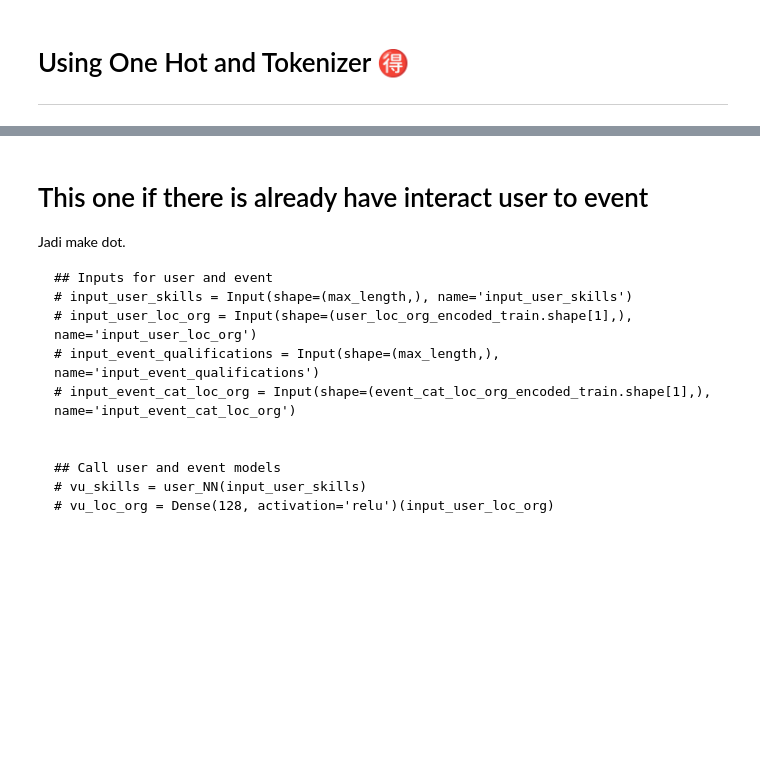
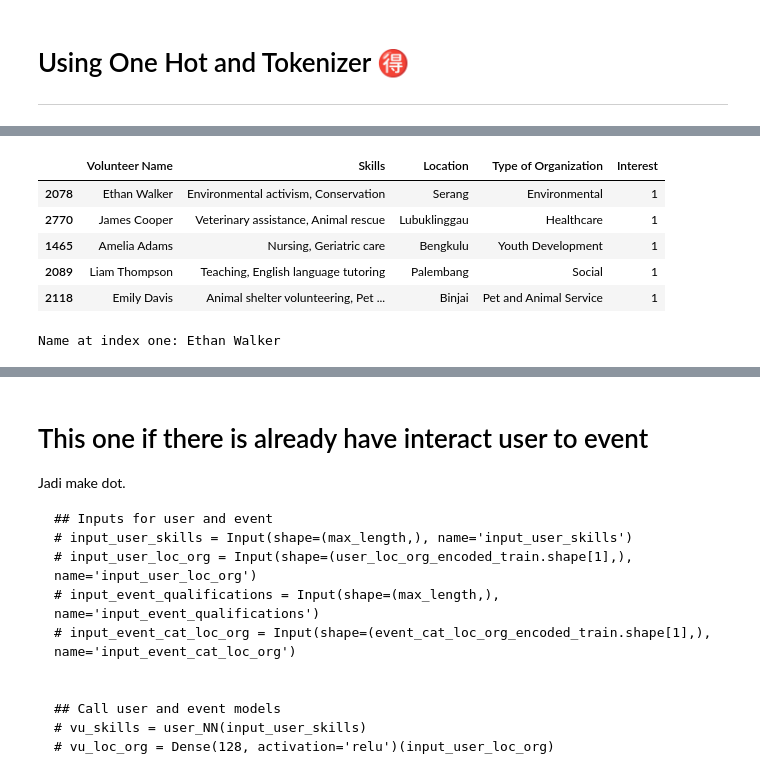
Before and after one commit to Capstone-CH2-PS374/CH2-PS_Recommendation-System, a Jupyter notebook: Recommender.ipynb, the cells around one changed output, grey strips where cells are left out. Drawn from its saved outputs; the diff is of its cells as text; code cells hidden in the pictures; blank space fills up the shorter version.

```diff
--- a/Recommender.ipynb
+++ b/Recommender.ipynb
@@ -512,7 +506,7 @@ event_data = pd.read_csv("./events_dataset.csv",usecols=['Event_id','Category','
 event_df = pd.DataFrame(event_data,)
 
 # Load User dataset
-user_data = pd.read_csv("./users_dataset.csv",usecols=['Volunteer Name','Skills','Location','Type of Organization'])
+user_data = pd.read_csv("./users_data_interest.csv",usecols=['Volunteer Name','Skills','Location','Type of Organization','Interest'])
 user_df = pd.DataFrame(user_data)
 
 vocab_size = 1000
@@ -526,6 +520,7 @@ training_size = 20000
 # Split event and user data into training and testing sets
 event_train, event_test = train_test_split(event_df, test_size=0.2, random_state=42)
 user_train, user_test = train_test_split(user_df, test_size=0.2, random_state=42)
+y_train, y_test = train_test_split(user_df['Interest'], test_size=0.2, random_state=42)
 
 # Tokenizer Train and Test Qualifications
 tokenizer_qualification = Tokenizer(num_words=vocab_size, oov_token=oov_tok)
@@ -555,6 +550,7 @@ event_cat_loc_org_encoded_test = encoder.transform(event_test[['Category', 'Loca
 # One hot encoding user
 user_loc_org_encoded_train = encoder.fit_transform(user_train[['Location', 'Type of Organization']])
 user_loc_org_encoded_test = encoder.transform(user_test[['Location', 'Type of Organization']])
+
 
 # Build user model
 user_NN = tf.keras.models.Sequential([
@@ -587,7 +583,10 @@ vm_qualifications = event_NN(input_event_qualifications)
 vm_cat_loc_org = Dense(128, activation='relu')(input_event_cat_loc_org)
 vm = Concatenate()([vm_qualifications, vm_cat_loc_org])
 
+combined_vu_vm = Concatenate()([vu, vm])
 
 # Specify the inputs and outputs of the model
-model = tf.keras.Model([input_user_skills, input_user_loc_org, input_event_qualifications, input_event_cat_loc_org], [vu, vm])
-model.summary()
+# model = tf.keras.Model([input_user_skills, input_user_loc_org, input_event_qualifications, input_event_cat_loc_org], [vu, vm])
+
+# test with combined
+model = Model([input_user_skills, input_user_loc_org, input_event_qualifications, input_event_cat_loc_org],combined_vu_vm)
@@ -611,0 +705,15 @@ ________________________________________________________________________________
+# %%
+user_test.columns
+user_test.head()
+# %% [output]
+|  | Volunteer Name | Skills | Location | Type of Organization | Interest |
+| 2078 | Ethan Walker | Environmental activism, Conservation | Serang | Environmental | 1 |
+| 2770 | James Cooper | Veterinary assistance, Animal rescue | Lubuklinggau | Healthcare | 1 |
+| 1465 | Amelia Adams | Nursing, Geriatric care | Bengkulu | Youth Development | 1 |
+| 2089 | Liam Thompson | Teaching, English language tutoring | Palembang | Social | 1 |
+| 2118 | Emily Davis | Animal shelter volunteering, Pet ... | Binjai | Pet and Animal Service | 1 |
+# %%
+name_at_index_one = user_test.loc[user_test.index[0], 'Volunteer Name']
+print("Name at index one:", name_at_index_one)
+# %% [output]
+Name at index one: Ethan Walker
```
Also changed, not shown: parts of 25 cells of this notebook.
